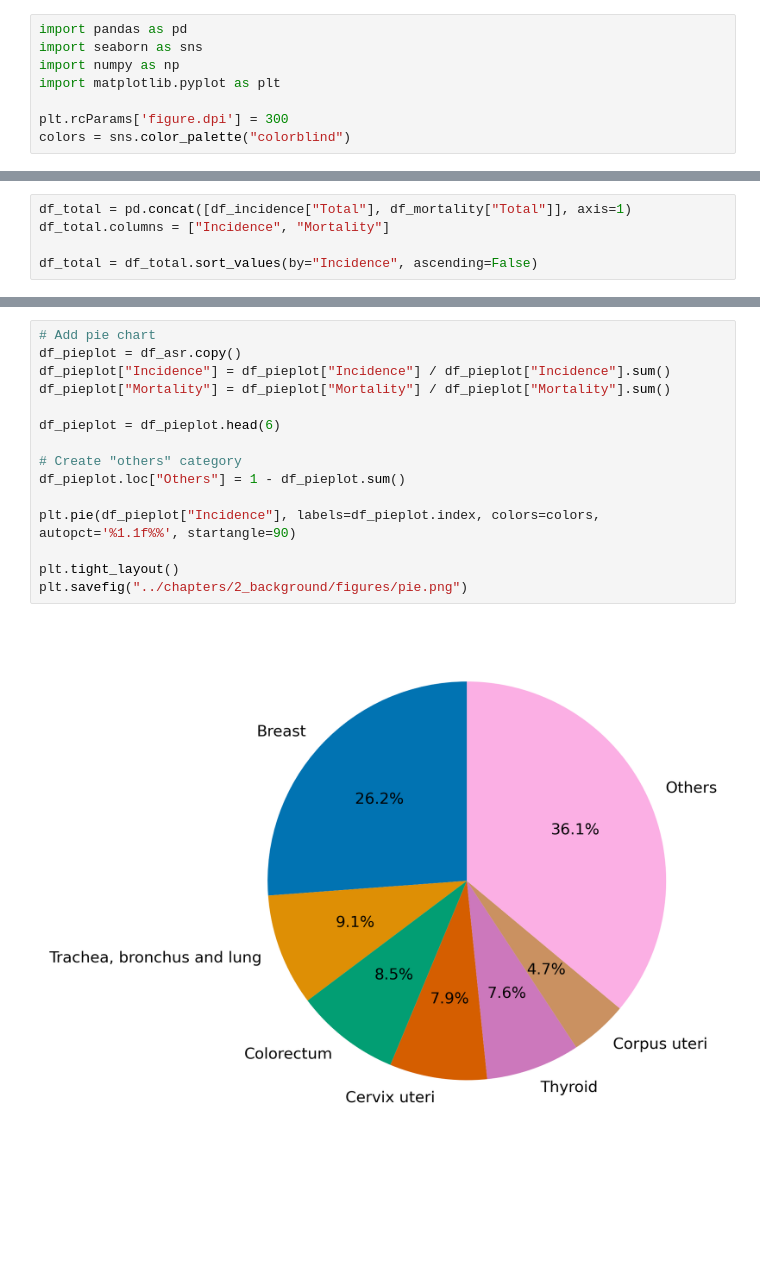
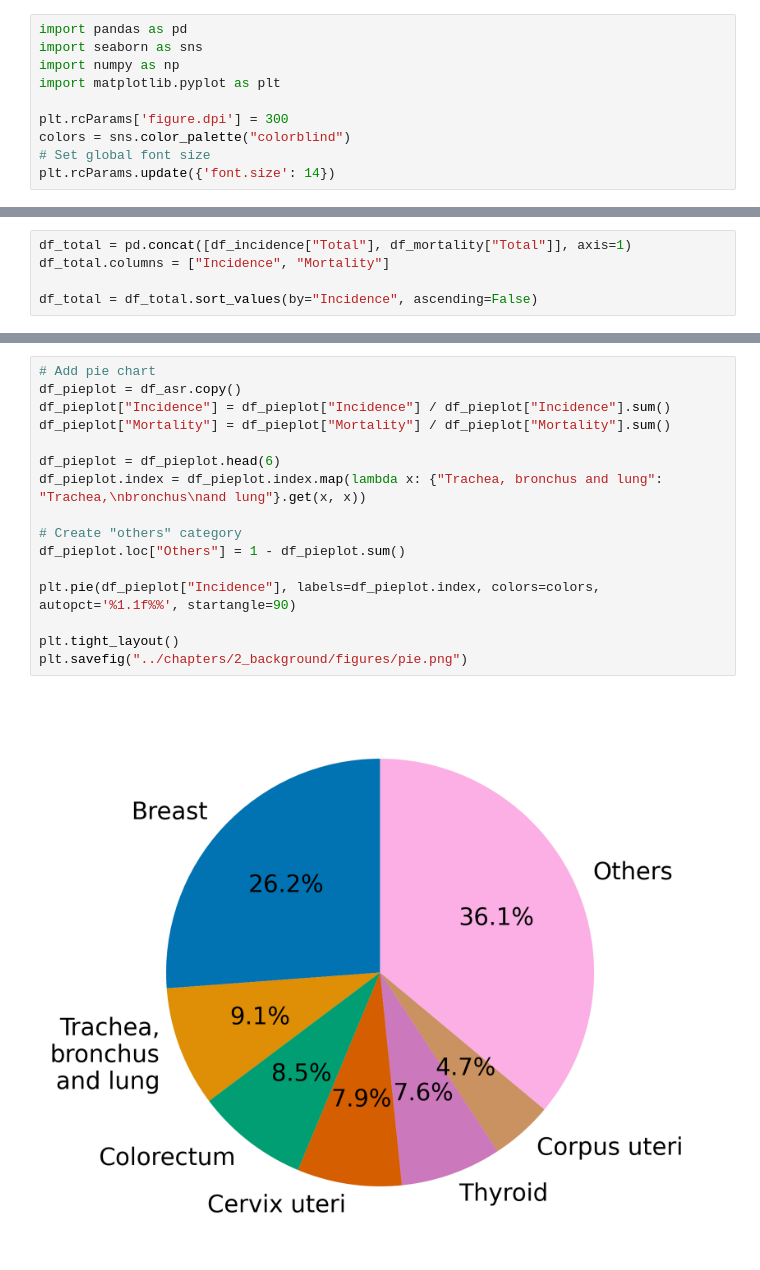
Before and after one commit to nictru/bsc-thesis, a Jupyter notebook: data/brca.ipynb, the cells around one changed output, grey strips where cells are left out. Drawn from its saved outputs; the diff is of its cells as text; blank space fills up the shorter version.

```diff
--- a/data/brca.ipynb
+++ b/data/brca.ipynb
@@ -6,6 +6,8 @@ import matplotlib.pyplot as plt
 
 plt.rcParams['figure.dpi'] = 300
 colors = sns.color_palette("colorblind")
+# Set global font size
+plt.rcParams.update({'font.size': 14})
 # %% [markdown]
 # Figure 2.1: Breast cancer incidence
 # %%
@@ -77,17 +82,18 @@ plt.savefig("../chapters/2_background/figures/bar.png")
 # %%
 # Add pie chart
 df_pieplot = df_asr.copy()
 df_pieplot["Incidence"] = df_pieplot["Incidence"] / df_pieplot["Incidence"].sum()
 df_pieplot["Mortality"] = df_pieplot["Mortality"] / df_pieplot["Mortality"].sum()
 
 df_pieplot = df_pieplot.head(6)
+df_pieplot.index = df_pieplot.index.map(lambda x: {"Trachea, bronchus and lung": "Trachea,\nbronchus\nand lung"}.get(x, x))
 
 # Create "others" category
 df_pieplot.loc["Others"] = 1 - df_pieplot.sum()
 
 plt.pie(df_pieplot["Incidence"], labels=df_pieplot.index, colors=colors, autopct='%1.1f%%', startangle=90)
 
 plt.tight_layout()
 plt.savefig("../chapters/2_background/figures/pie.png")
 # %% [output]
-[figure, old version]
+[figure, new version]
```
Also changed, not shown: parts of 1 cell of this notebook, 2 other files.
